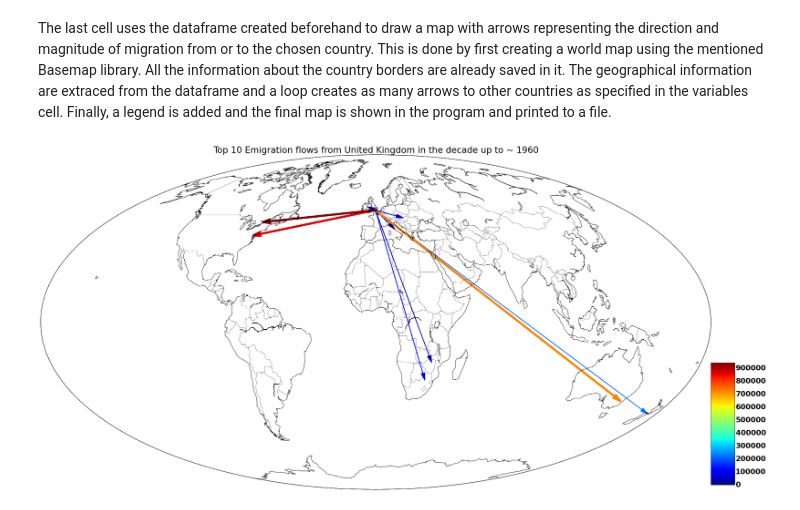
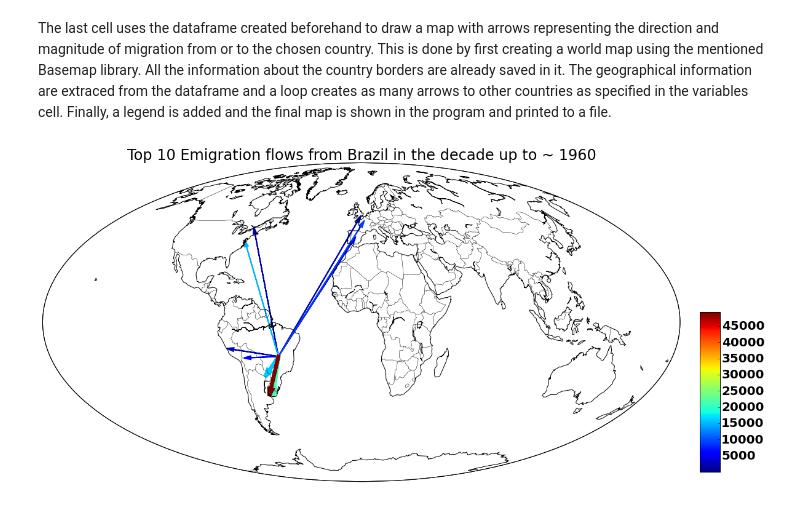
Before and after one commit to la-insurreccion/QM_Python, a Jupyter notebook: wb-migration.ipynb, the cells around one changed output. Cells and saved outputs as stored; diff of their text form; code cells hidden in the pictures.

```diff
--- a/wb-migration.ipynb
+++ b/wb-migration.ipynb
@@ -23,12 +23,12 @@ The next cell creates variables that determine not only which data is presented
 # %%
 # Variables that change the content of the visualization. They affect which data is selected from the database.
 migration_direction_to_country = False
-# A True value tells the program that we are interested in Imigration with respect to the country we choose.
+# A True value tells the program that we are interested in Immigration with respect to the country we choose.
 # A False value will change the data selection, so that the Emigration from the specific country is displayed
 num_of_arrows = 10
 # num_of_arrows tells the computer how many arrows should be displayed. Since we sort the data it will always
 # display the countries which have the highest number of migration with respec to the chosen country in the time period.
-country_name = 'United Kingdom'
+country_name = 'Brazil'
 # This variable simply sets the country we want to look at. Displaying all countries would simply be an overload of information.
 time = '1960'
 # The time variable determines the decade we look at.
@@ -40,11 +40,11 @@ a_head_width = 200000 # width of the head of the arrows
 a_head_length = 400000 # length of the head of the arrows
 font = {'family' : 'sans-serif',
         'weight' : 'bold',
-        'size'   : 22}
+        'size'   : 20}
 
 matplotlib.rc('font', **font)
 # The following line determines the size of the output figure.
-pylab.rcParams['figure.figsize'] = (40., 17.)
+pylab.rcParams['figure.figsize'] = (18., 9.)
 # %% [markdown]
 ## Getting the data into the right form
 # %% [markdown]
@@ -119,8 +119,8 @@ The last cell uses the dataframe created beforehand to draw a map with arrows re
 # %%
 # The first lines create an object, which can take two seperate figures, in our case a map and a colorbar as a legend.
 fig = plt.figure()
-axc = fig.add_axes([0.8, 0.1, 0.025, 0.3])
-ax = fig.add_axes([0.1, 0.05, 0.7, 0.9])
+axc = fig.add_axes([0.85, 0.1, 0.025, 0.4])
+ax = fig.add_axes([0.025, 0.025, 0.80, 0.9])
 # The map of the world is created by using a specific projection and being centered on the coordinates 0 North, 0 East.
 map = Basemap(projection='moll', lat_0 = 0, lon_0 = 0,
     resolution = 'c',
@@ -142,43 +142,46 @@ map.drawmapboundary()
 # Now the colors for the arrows are initiatlised. They are matched to the magnitude of the migration for the specific country.
 cmap = plt.cm.jet
 mig_max_at_time = mig_joined[time].loc[mig_joined[time].idxmax()]
-cNorm  = colors.Normalize(vmin=0, vmax=mig_max_at_time)
+cNorm  = colors.Normalize(vmin=100, vmax=mig_max_at_time)
 scalarMap = cmx.ScalarMappable(norm=cNorm,cmap=cmap)
 
 # A simple list is created, which determines the order in which the arrows are drawn.
 # We want the arrows representing the biggest migration flows to be added last,
 # so that they are not hidden by less important flows.
 arrows = list(reversed(range(num_of_arrows)))
 # The for loop extracts the information to draw the migration flows.
 # The number of migrants and the geographical location is needed.
 for pos in arrows:
     colorVal1 =scalarMap.to_rgba(mig_joined[time].iat[pos])
     lon_orig = mig_joined['lon'].iat[pos]
     lat_orig = mig_joined['lat'].iat[pos]
     x_orig,y_orig = map(lon_orig, lat_orig)
     # The first if statement increases the thickness for the three most important migration flows by a small number.
     # This is not explained in the legend. However, it improves the readability of the map.
     if pos <3:
         arrow_thickness_p = arrow_thickness + 4
     else:
         arrow_thickness_p = arrow_thickness
-    # Now the arrows are drawn. The direction is determined on whether emigration or imigration is to be visualized.
-    if migration_direction_to_country == True:
-        plt.arrow(x_orig,y_orig,x_co-x_orig,y_co-y_orig, linewidth = arrow_thickness_p, head_width= a_head_width, head_length =a_head_length, length_includes_head = True, color=colorVal1) # WORKS
+    # Now the arrows are drawn. The direction is determined on whether emigration or immigration is to be visualized.
+    # The arrows are only drawn, if there is a reported migration of at least 100. This makes sure that missing data
+    # does not lead to the appearance of misleading arrows
+    if mig_joined[time].iat[pos]>99:
+        if migration_direction_to_country == True:
+            plt.arrow(x_orig,y_orig,x_co-x_orig,y_co-y_orig, linewidth = arrow_thickness_p, head_width= a_head_width, head_length =a_head_length, length_includes_head = True, color=colorVal1) # WORKS
 
-    else:
-        plt.arrow(x_co,y_co,x_orig-x_co,y_orig-y_co, linewidth = arrow_thickness_p, head_width=a_head_width, head_length =a_head_length, length_includes_head = True, color=colorVal1) # WORKS
+        else:
+            plt.arrow(x_co,y_co,x_orig-x_co,y_orig-y_co, linewidth = arrow_thickness_p, head_width=a_head_width, head_length =a_head_length, length_includes_head = True, color=colorVal1) # WORKS
 # The next line creates the colorbar.
 cb1 = mpl.colorbar.ColorbarBase(axc, cmap=cmap, norm=cNorm,orientation='vertical')
 # The title of the map and the name of the file is created by combining the variables determining the data shown.
 num_str = str(num_of_arrows)
 if migration_direction_to_country == True:
-    title_map = "Top %s Imigration flows to %s in the decade up to ~ %s" % (num_str, country_name, time)
+    title_map = "Top %s Immigration flows to %s in the decade up to ~ %s" % (num_str, country_name, time)
 else:
     title_map = "Top %s Emigration flows from %s in the decade up to ~ %s" % (num_str, country_name, time)
 plt.title(title_map)
 title_map_file = title_map + ".png"
 plt.savefig(title_map_file)
 plt.show()
 # %% [output]
-[figure, old version]
+[figure, new version]
```
Also changed, not shown: parts of 1 cell of this notebook.
